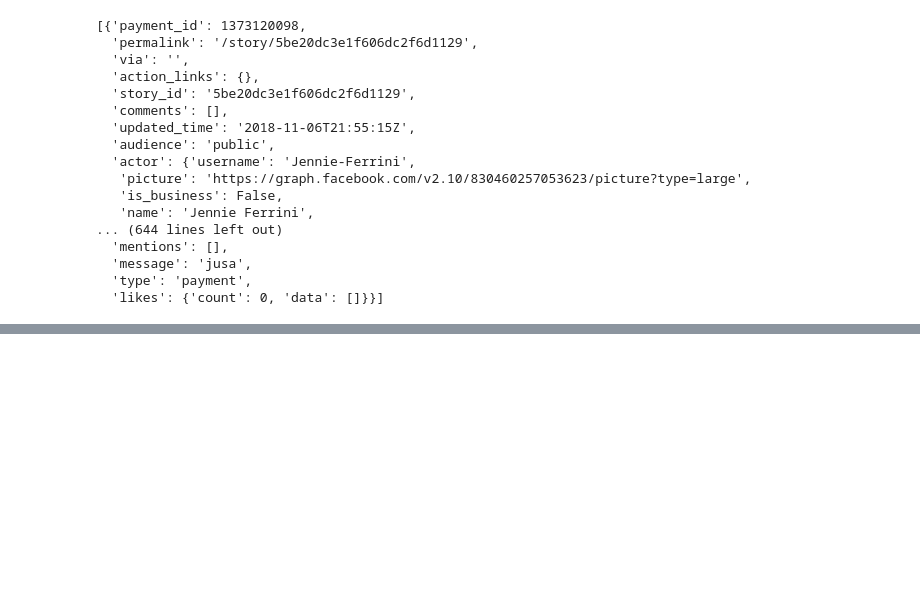
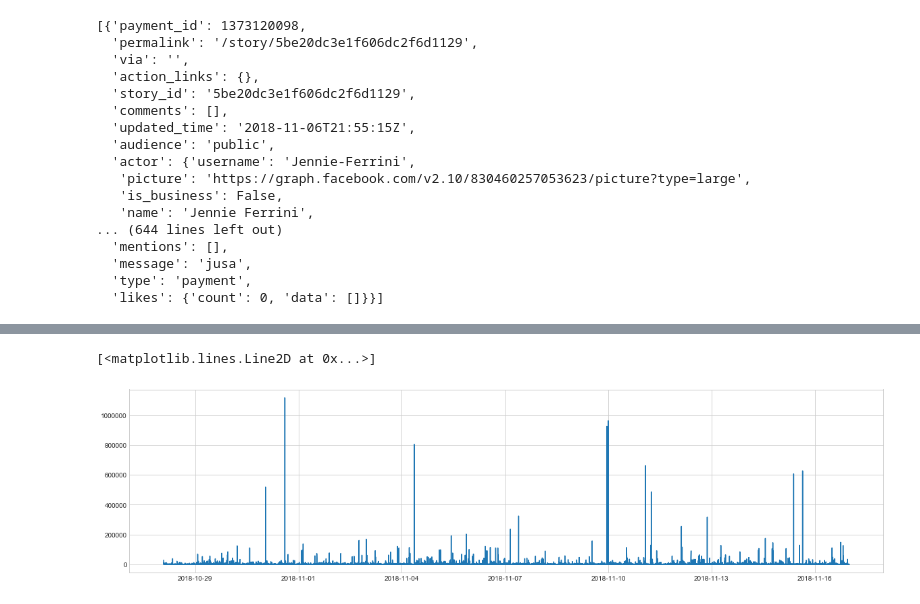
Before and after one commit to epfl-ada-2018/Project, a Jupyter notebook: Milestone_1.ipynb, the cells around one changed output, grey strips where cells are left out. Saved outputs shown, nothing was run; the diff lists cells and outputs as text; code cells hidden in the pictures; blank space fills up the shorter version.

```diff
--- a/Milestone_1.ipynb
+++ b/Milestone_1.ipynb
@@ -206,0 +466,4 @@ data["data"]
+# %%
+edit_before = before_df.loc[before_df['type'] == 0]
+edit_before.lenchanged = edit_before.lenchanged.abs()
+edit_before.lenchanged.describe()
@@ -206,0 +485,11 @@ data["data"]
+# %%
+merge_before = edit_before[['timestamp','lenchanged']]
+merge_before = merge_before.set_index('timestamp')
+xb=merge_before.index
+yb=merge_before.lenchanged
+fig = plt.figure(figsize=(20, 5))
+ax = fig.add_subplot(111)
+ax.plot(x, y)
+# %% [output]
+[<matplotlib.lines.Line2D at 0x...>]
+[figure, added]
```
Also changed, not shown: parts of 51 cells of this notebook, 2 other files.
